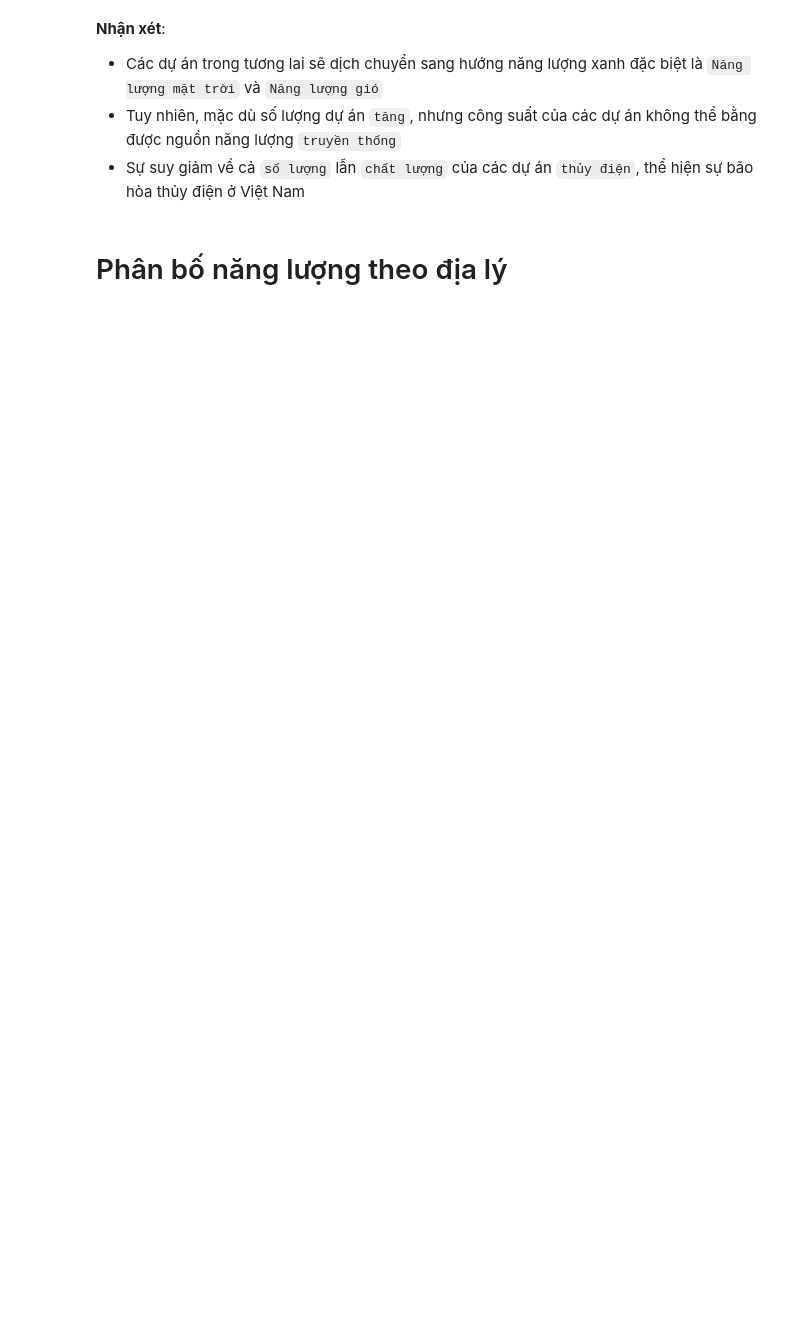
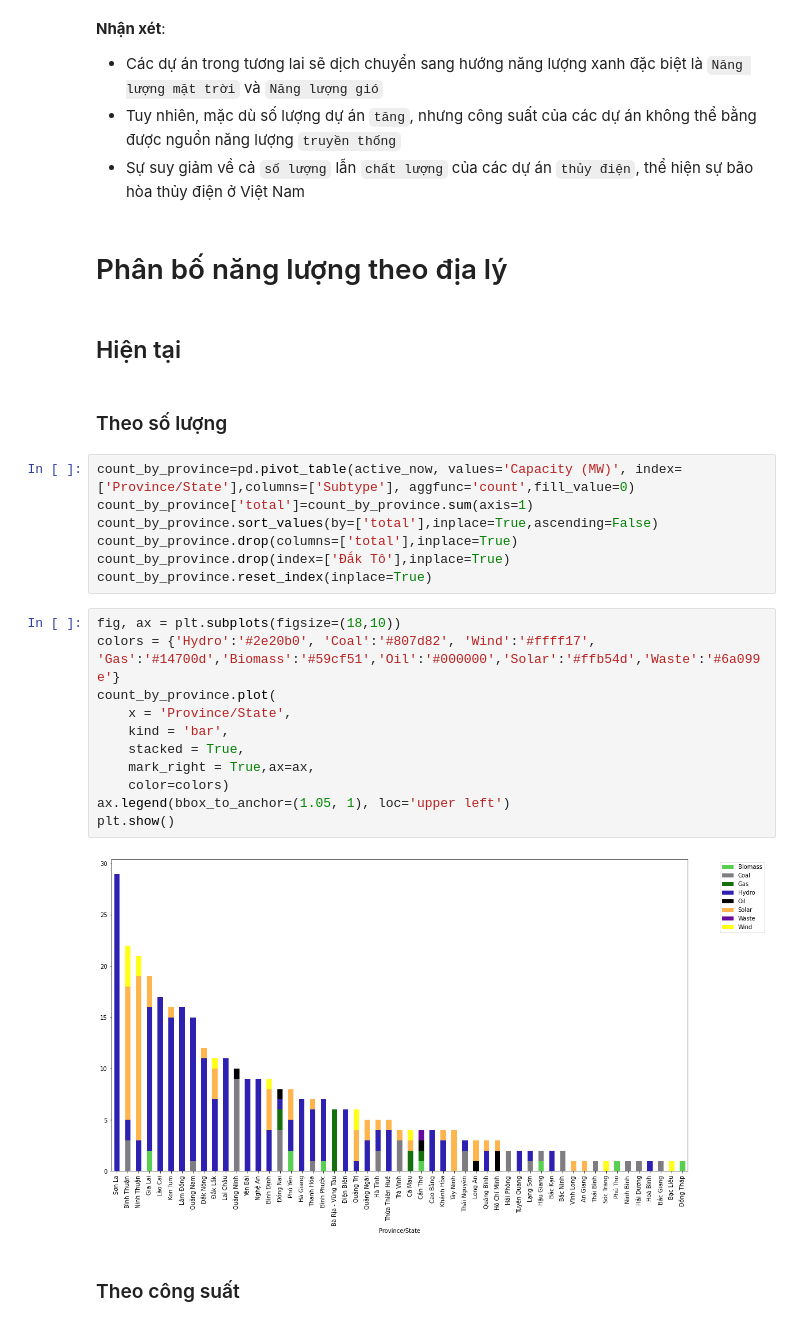
Before and after one commit to JustKidding2K/P4DS_FinalProject, a Jupyter notebook: Source.ipynb, the cells around one changed output. Drawn from its saved outputs; the diff is of its cells as text; blank space fills up the shorter version.

```diff
--- a/Source.ipynb
+++ b/Source.ipynb
@@ -663,3 +653,29 @@ plt.show()
 - Sự suy giảm về cả `số lượng` lẫn `chất lượng` của các dự án `thủy điện`, thể hiện sự bão hòa thủy điện ở Việt Nam
 # %% [markdown]
 # Phân bố năng lượng theo địa lý
+# %% [markdown]
+## Hiện tại
+# %% [markdown]
+### Theo số lượng
+# %%
+count_by_province=pd.pivot_table(active_now, values='Capacity (MW)', index=['Province/State'],columns=['Subtype'], aggfunc='count',fill_value=0)
+count_by_province['total']=count_by_province.sum(axis=1)
+count_by_province.sort_values(by=['total'],inplace=True,ascending=False)
+count_by_province.drop(columns=['total'],inplace=True)
+count_by_province.drop(index=['Đắk Tô'],inplace=True)
+count_by_province.reset_index(inplace=True)
+# %%
+fig, ax = plt.subplots(figsize=(18,10))
+colors = {'Hydro':'#2e20b0', 'Coal':'#807d82', 'Wind':'#ffff17', 'Gas':'#14700d','Biomass':'#59cf51','Oil':'#000000','Solar':'#ffb54d','Waste':'#6a099e'}
+count_by_province.plot(
+    x = 'Province/State',
+    kind = 'bar',
+    stacked = True,
+    mark_right = True,ax=ax,
+    color=colors)
+ax.legend(bbox_to_anchor=(1.05, 1), loc='upper left')
+plt.show()
+# %% [output]
+[figure, added]
+# %% [markdown]
+### Theo công suất
```
Also changed, not shown: parts of 19 cells of this notebook, 2 other files.
